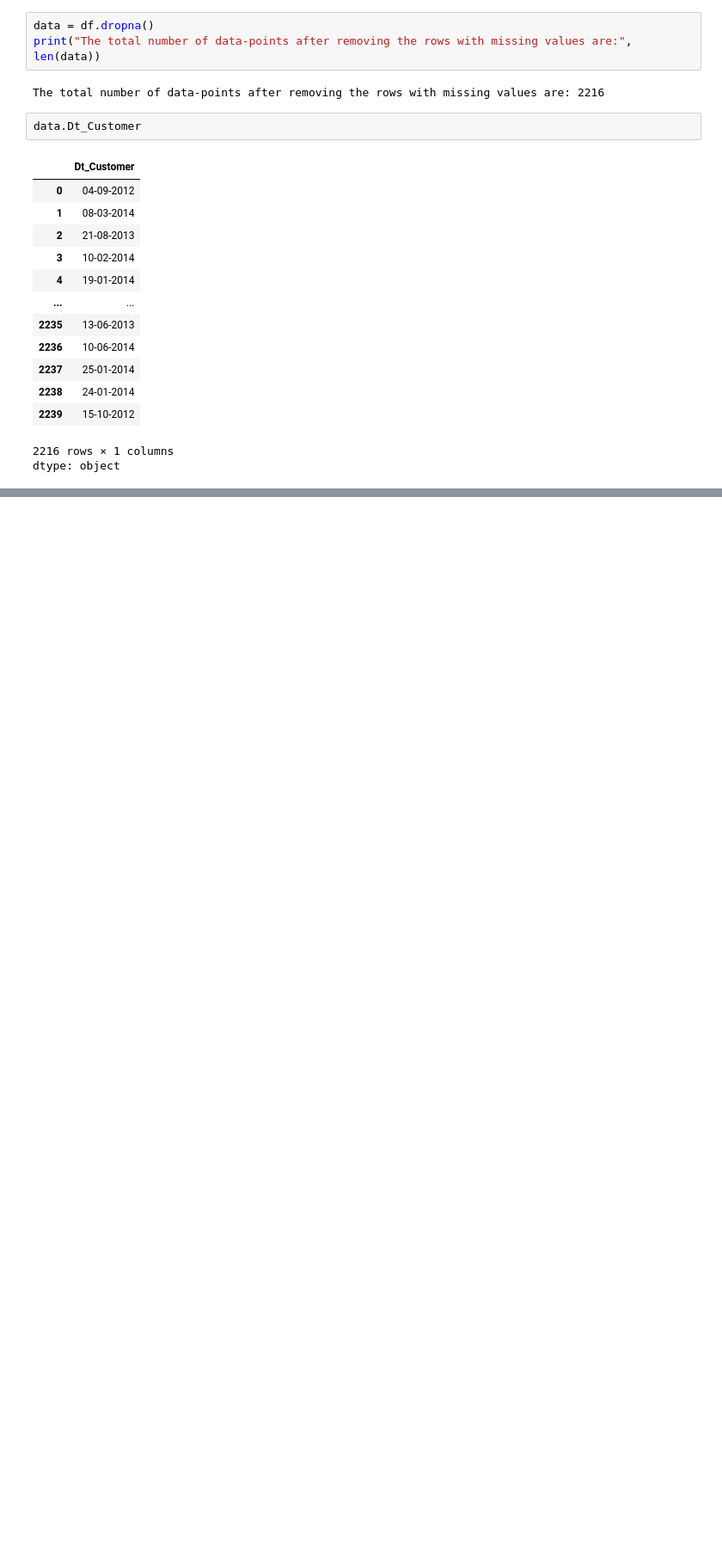
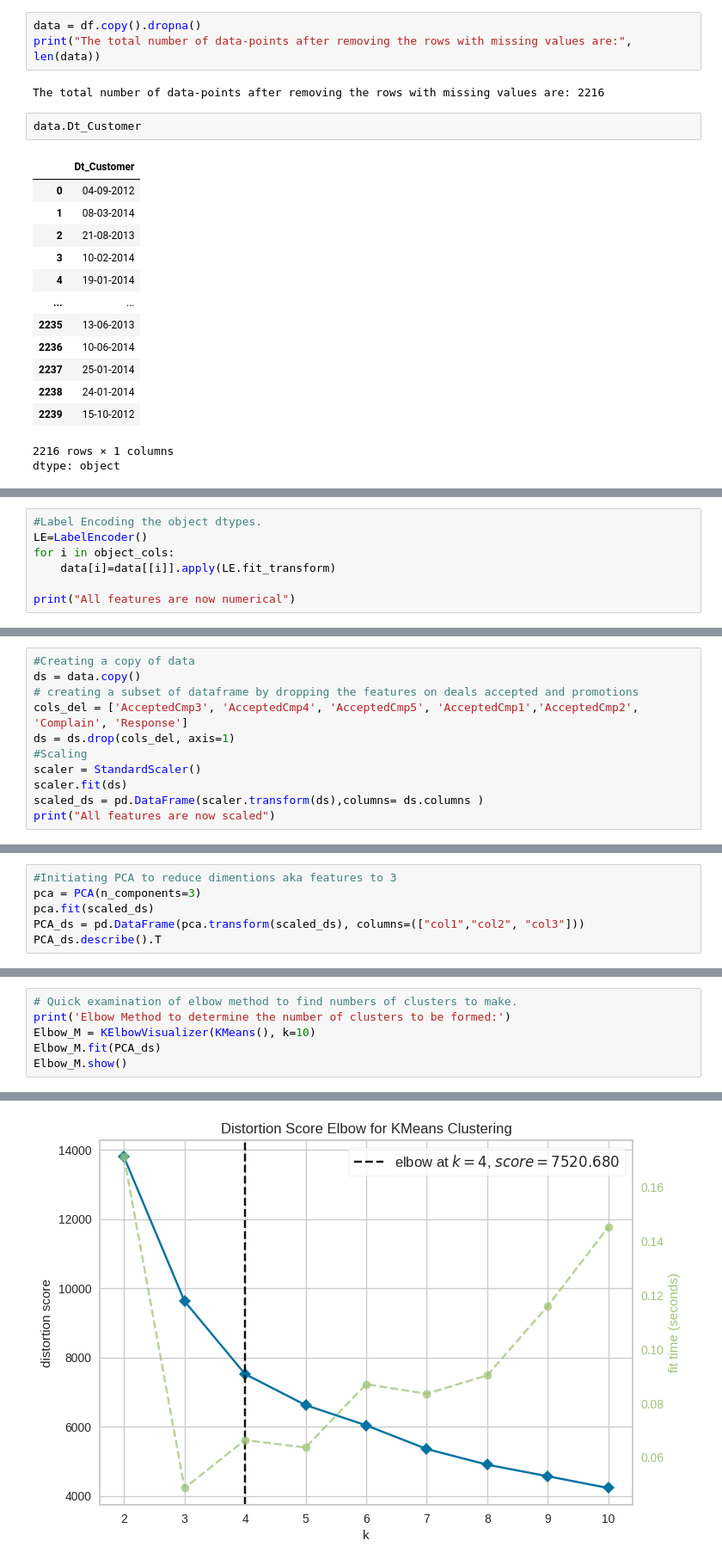
Before and after one commit to DavidSilveraGabriel/Customer-Personality-Analysis, a Jupyter notebook: Customer_analisis.ipynb, the cells around one changed output, grey strips where cells are left out. Shown at 86% size. Drawn from its saved outputs; the diff is of its cells as text; blank space fills up the shorter version.

```diff
--- a/Customer_analisis.ipynb
+++ b/Customer_analisis.ipynb
@@ -56,7 +124,7 @@ Data columns (total 29 columns):
 dtypes: float64(1), int64(25), object(3)
 memory usage: 507.6+ KB
 # %%
-data = df.dropna()
+data = df.copy().dropna()
 print("The total number of data-points after removing the rows with missing values are:", len(data))
 # %% [output]
 The total number of data-points after removing the rows with missing values are: 2216
@@ -162,0 +312,7 @@ See the caveats in the documentation: https://pandas.pydata.org/pandas-docs/stab
+# %%
+#Label Encoding the object dtypes.
+LE=LabelEncoder()
+for i in object_cols:
+    data[i]=data[[i]].apply(LE.fit_transform)
+
+print("All features are now numerical")
@@ -162,0 +321,11 @@ See the caveats in the documentation: https://pandas.pydata.org/pandas-docs/stab
+# %%
+#Creating a copy of data
+ds = data.copy()
+# creating a subset of dataframe by dropping the features on deals accepted and promotions
+cols_del = ['AcceptedCmp3', 'AcceptedCmp4', 'AcceptedCmp5', 'AcceptedCmp1','AcceptedCmp2', 'Complain', 'Response']
+ds = ds.drop(cols_del, axis=1)
+#Scaling
+scaler = StandardScaler()
+scaler.fit(ds)
+scaled_ds = pd.DataFrame(scaler.transform(ds),columns= ds.columns )
+print("All features are now scaled")
@@ -162,0 +347,6 @@ See the caveats in the documentation: https://pandas.pydata.org/pandas-docs/stab
+# %%
+#Initiating PCA to reduce dimentions aka features to 3
+pca = PCA(n_components=3)
+pca.fit(scaled_ds)
+PCA_ds = pd.DataFrame(pca.transform(scaled_ds), columns=(["col1","col2", "col3"]))
+PCA_ds.describe().T
@@ -162,0 +398,7 @@ See the caveats in the documentation: https://pandas.pydata.org/pandas-docs/stab
+# %%
+# Quick examination of elbow method to find numbers of clusters to make.
+print('Elbow Method to determine the number of clusters to be formed:')
+Elbow_M = KElbowVisualizer(KMeans(), k=10)
+Elbow_M.fit(PCA_ds)
+Elbow_M.show()
+# %% [output]
@@ -162,0 +423 @@ See the caveats in the documentation: https://pandas.pydata.org/pandas-docs/stab
+[figure, added]
```
Also changed, not shown: parts of 27 cells of this notebook.
